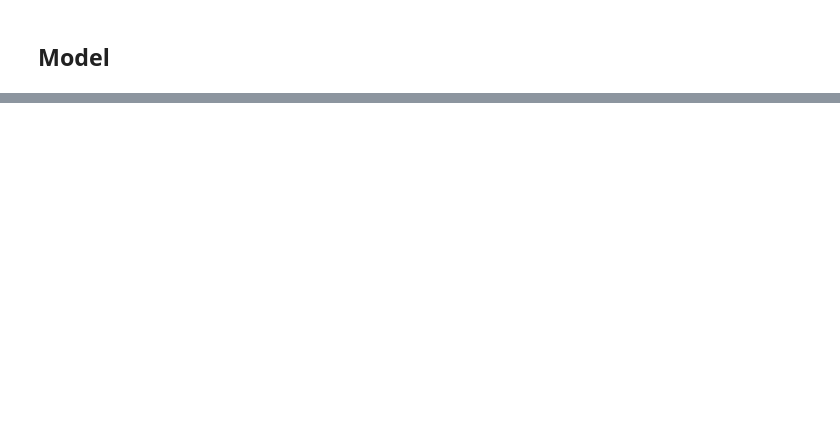
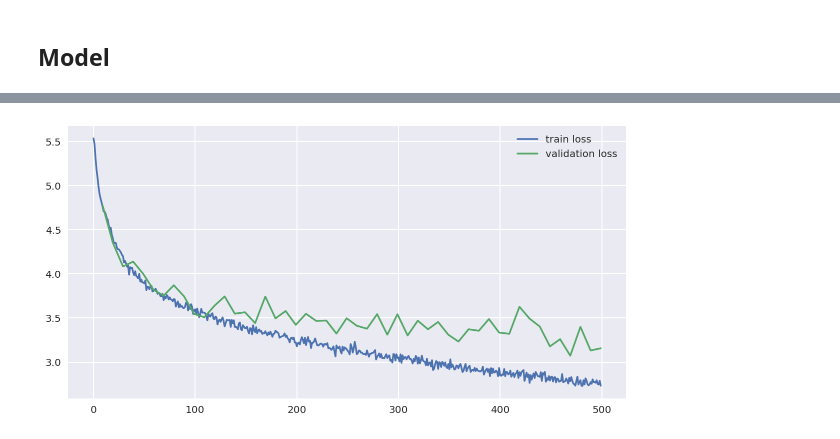
Before and after one commit to Robert-Aduviri/McKinsey-hackathon-recommendation-design, a Jupyter notebook: Step 2 - Preprocessing.ipynb, the cells around one changed output, grey strips where cells are left out. Saved outputs shown, nothing was run; the diff lists cells and outputs as text; code cells hidden in the pictures; blank space fills up the shorter version.

```diff
--- a/Step 2 - Preprocessing.ipynb
+++ b/Step 2 - Preprocessing.ipynb
@@ -131,0 +397,4 @@ train_data.head()
+# %%
+plot_losses(train_losses, validation_losses, validate_every // plot_every)
+# %% [output]
+[figure, added]
```
Also changed, not shown: parts of 47 cells of this notebook, 1 other file.
